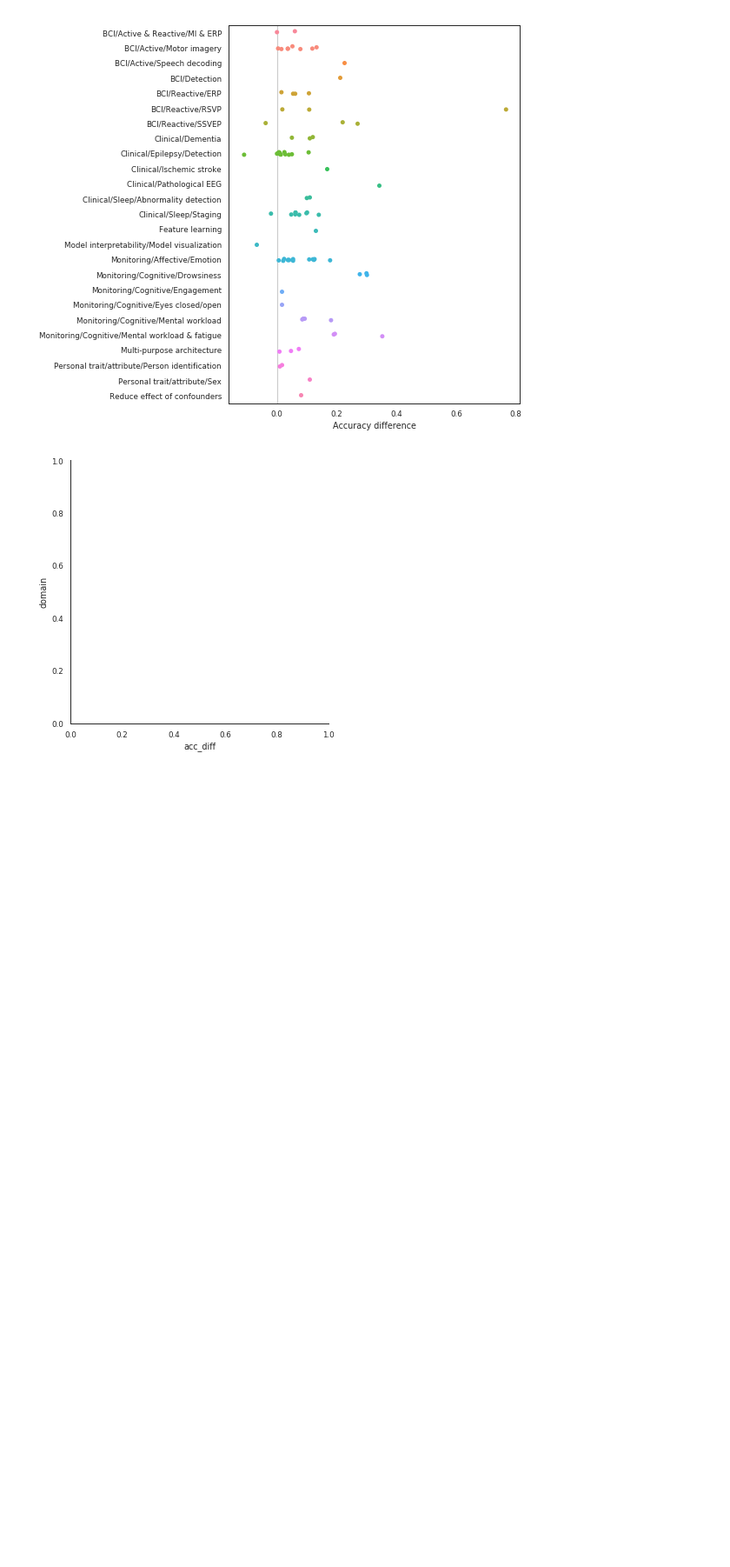
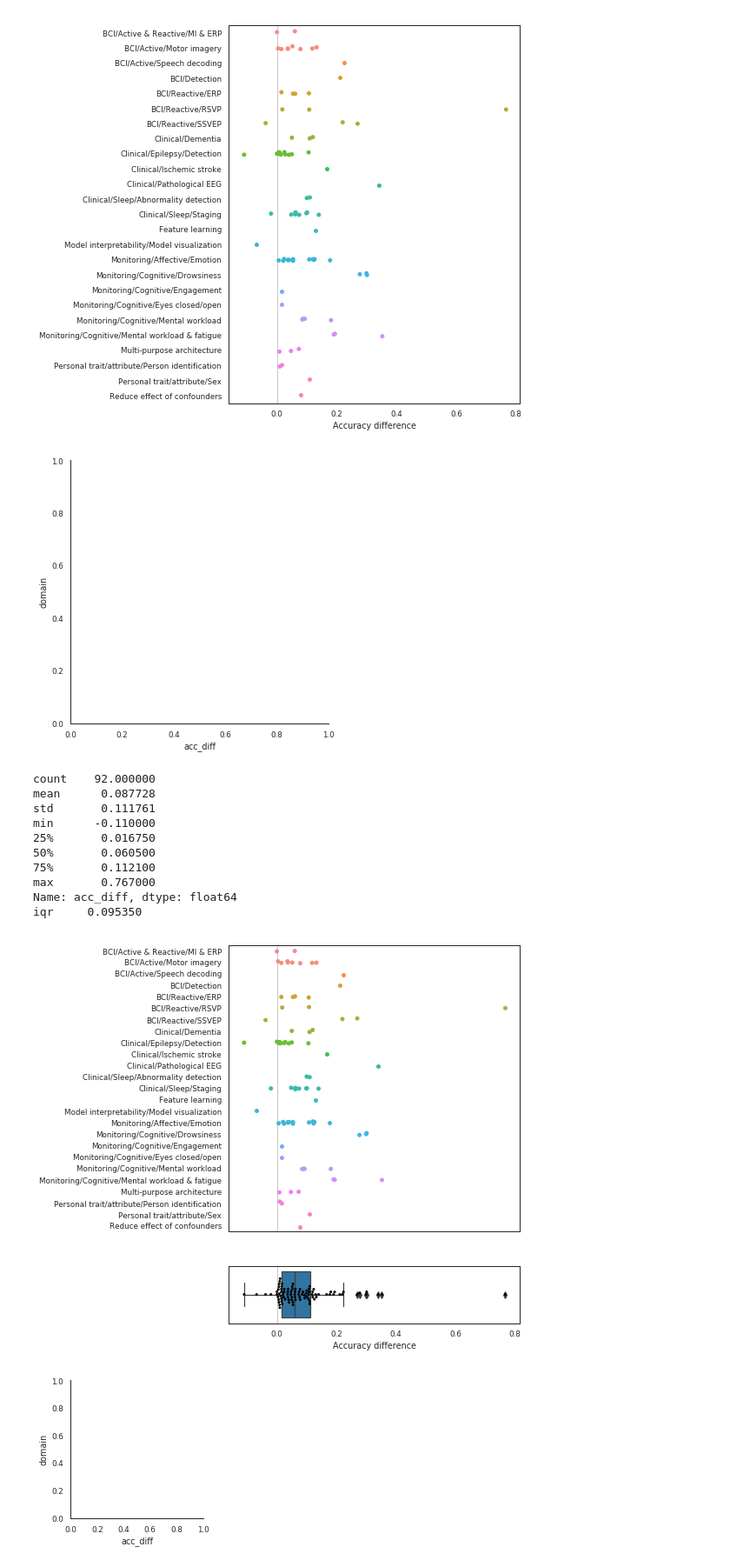
Before and after one commit to hubertjb/dl-eeg-review, a Jupyter notebook: notebooks/reporting_results_sandbox.ipynb, the cells around one changed output. Shown: that part at 87% size. Drawn from its saved outputs; the diff is of its cells as text; code cells hidden in the pictures; blank space fills up the shorter version.

```diff
--- a/notebooks/reporting_results_sandbox.ipynb
+++ b/notebooks/reporting_results_sandbox.ipynb
@@ -167,7 +173,7 @@ ax.set_ylim([0, 1.1])
 # %% [markdown]
 ## Adding in domain information
 # %%
-def load_data_items(start_year=2012):
+def load_data_items(start_year=2014):
     """Load data items table.
 
     TODO:
@@ -224,3 +230,32 @@ ax.axvline(0, c='k', alpha=0.2)
 <matplotlib.lines.Line2D at 0x...>
 [figure]
 [figure]
+# %%
+fig, axes = plt.subplots(nrows=2, ncols=1, sharex=True, figsize=(6, 8), gridspec_kw = {'height_ratios':[5, 1]});
+
+sns.catplot(y='domain', x='acc_diff', size=3, jitter=True, data=diff_domain_df, ax=axes[0]);
+axes[0].set_xlabel('')
+axes[0].set_ylabel('')
+axes[0].axvline(0, c='k', alpha=0.2)
+
+sns.boxplot(x='acc_diff', data=diff_df, ax=axes[1])
+sns.swarmplot(x='acc_diff', data=diff_df, color="0", size=3, ax=axes[1])
+axes[1].axvline(0, c='k', alpha=0.2)
+axes[1].set_xlabel('Accuracy difference')
+
+iqr = diff_df['acc_diff'].quantile(.75) - diff_df['acc_diff'].quantile(.25)
+print(diff_df['acc_diff'].describe())
+print('iqr\t{:.6f}'.format(iqr))
+# %% [output]
+count    92.000000
+mean      0.087728
+std       0.111761
+min      -0.110000
+25%       0.016750
+50%       0.060500
+75%       0.112100
+max       0.767000
+Name: acc_diff, dtype: float64
+iqr     0.095350
+[figure, added]
+[figure, added]
```
Also changed, not shown: parts of 3 cells of this notebook, 16 other files.
